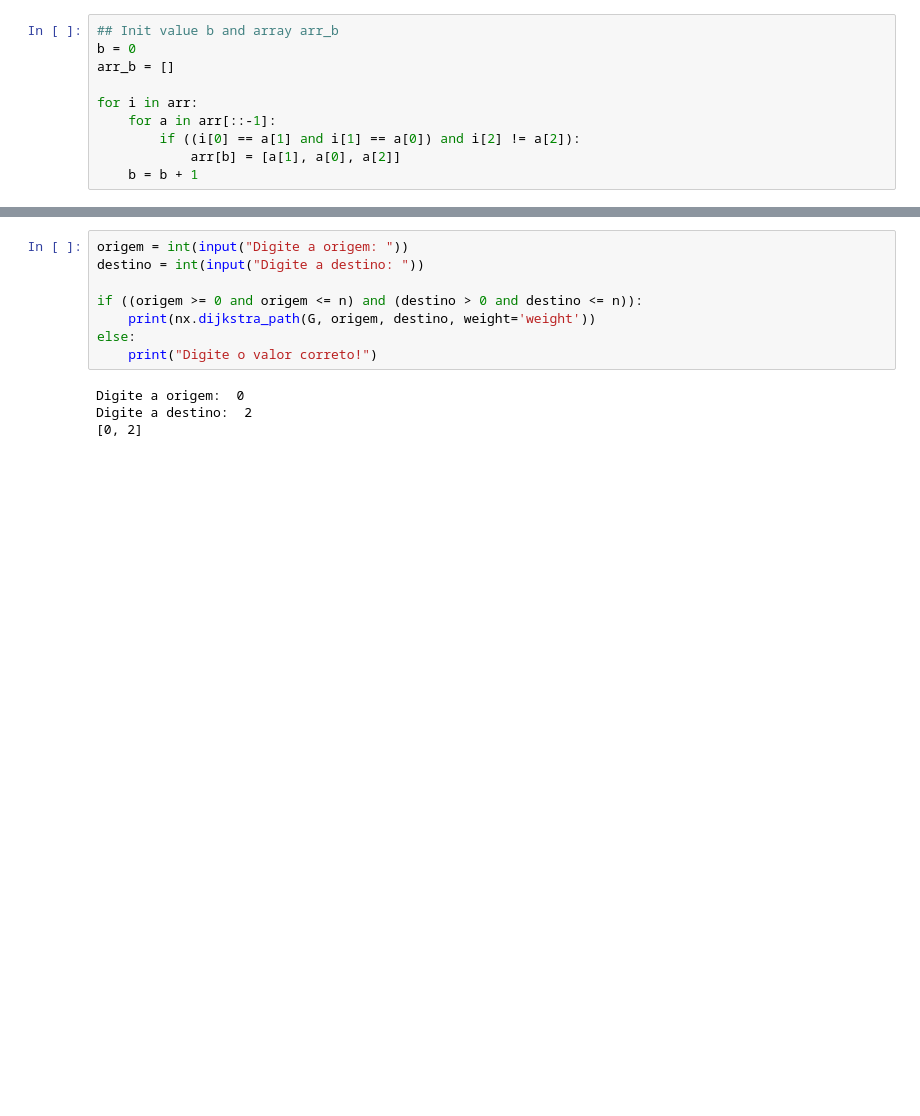
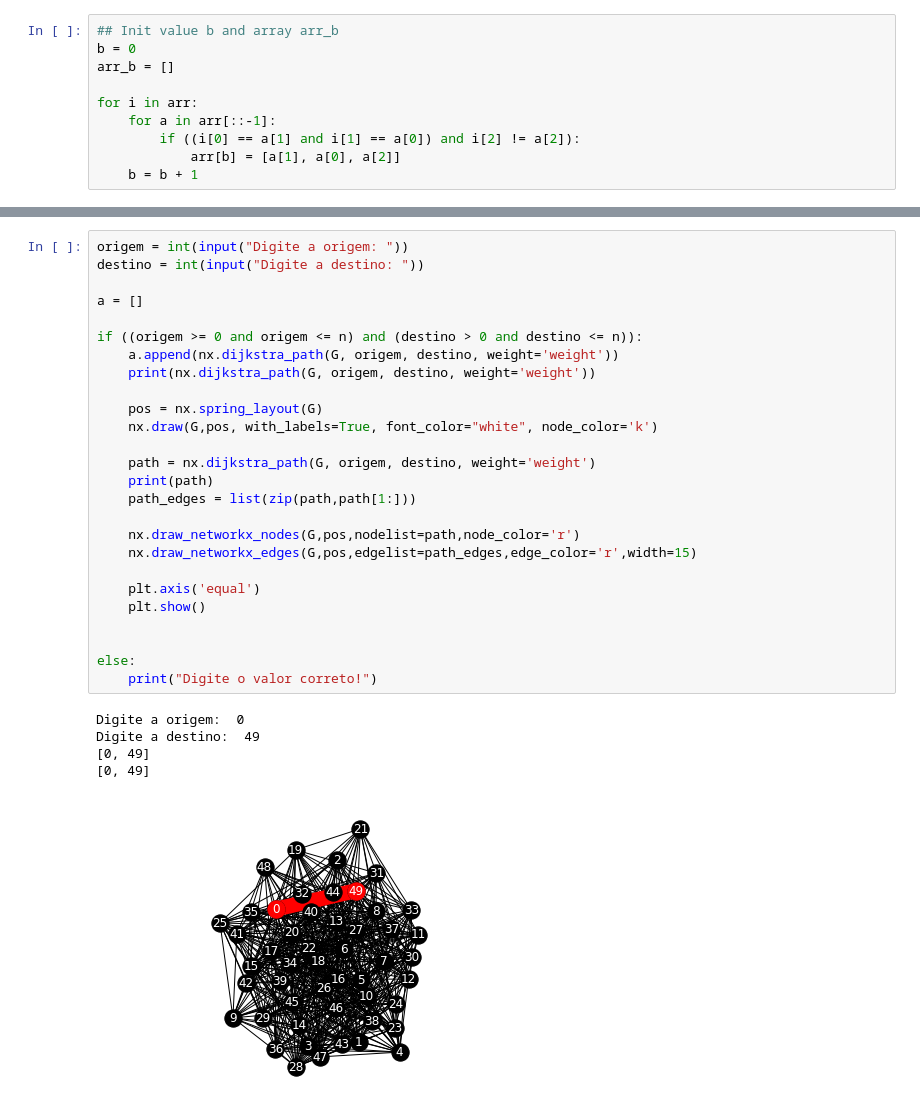
Before and after one commit to AllancDev/h.siqueira, a Jupyter notebook: example_2.ipynb, the cells around one changed output, grey strips where cells are left out. Cells and saved outputs as stored; diff of their text form; blank space fills up the shorter version.

```diff
--- a/example_2.ipynb
+++ b/example_2.ipynb
@@ -71,12 +73,32 @@ for a in arr:
 # %%
 origem = int(input("Digite a origem: "))
 destino = int(input("Digite a destino: "))
 
+a = []
+
 if ((origem >= 0 and origem <= n) and (destino > 0 and destino <= n)):
+    a.append(nx.dijkstra_path(G, origem, destino, weight='weight'))
     print(nx.dijkstra_path(G, origem, destino, weight='weight'))
+
+    pos = nx.spring_layout(G)
+    nx.draw(G,pos, with_labels=True, font_color="white", node_color='k')
+
+    path = nx.dijkstra_path(G, origem, destino, weight='weight')
+    print(path)
+    path_edges = list(zip(path,path[1:]))
+
+    nx.draw_networkx_nodes(G,pos,nodelist=path,node_color='r')
+    nx.draw_networkx_edges(G,pos,edgelist=path_edges,edge_color='r',width=15)
+
+    plt.axis('equal')
+    plt.show()
+
+
 else:
     print("Digite o valor correto!")
 # %% [output]
 Digite a origem:  0
-Digite a destino:  2
-[0, 2]
+Digite a destino:  49
+[0, 49]
+[0, 49]
+[figure, added]
```
Also changed, not shown: parts of 4 cells of this notebook, 3 other files.
